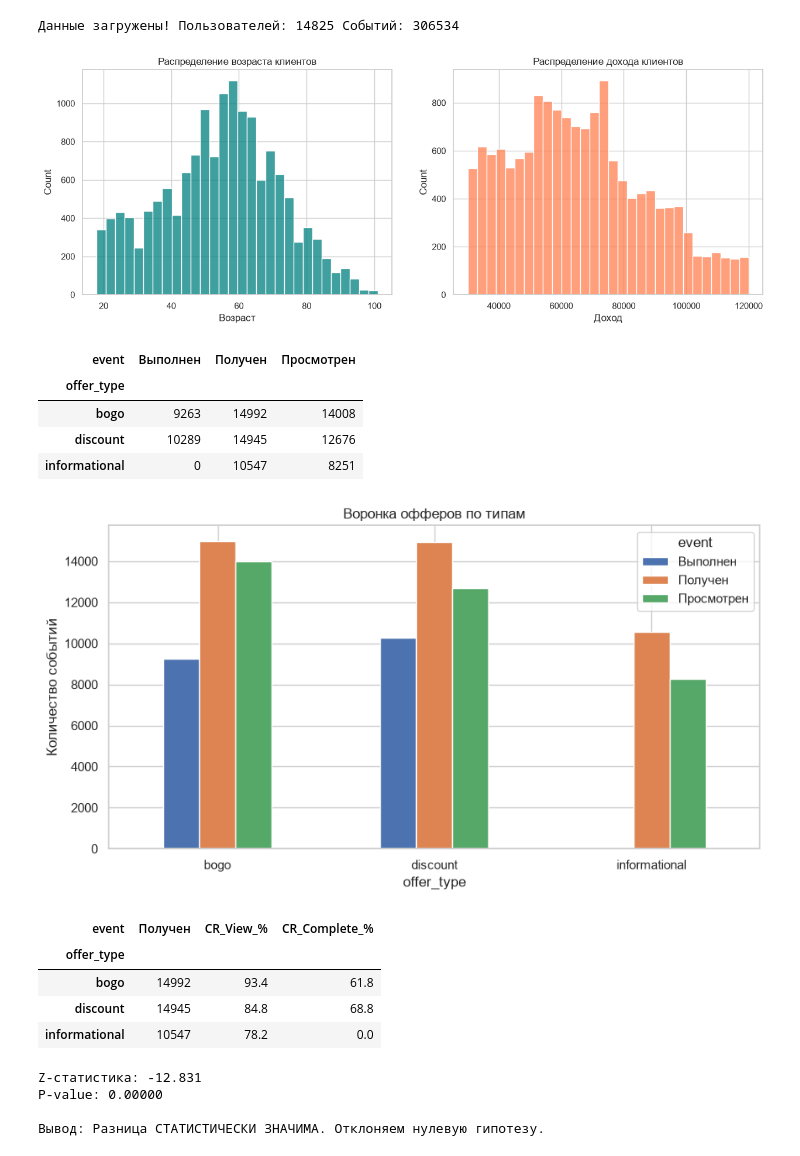
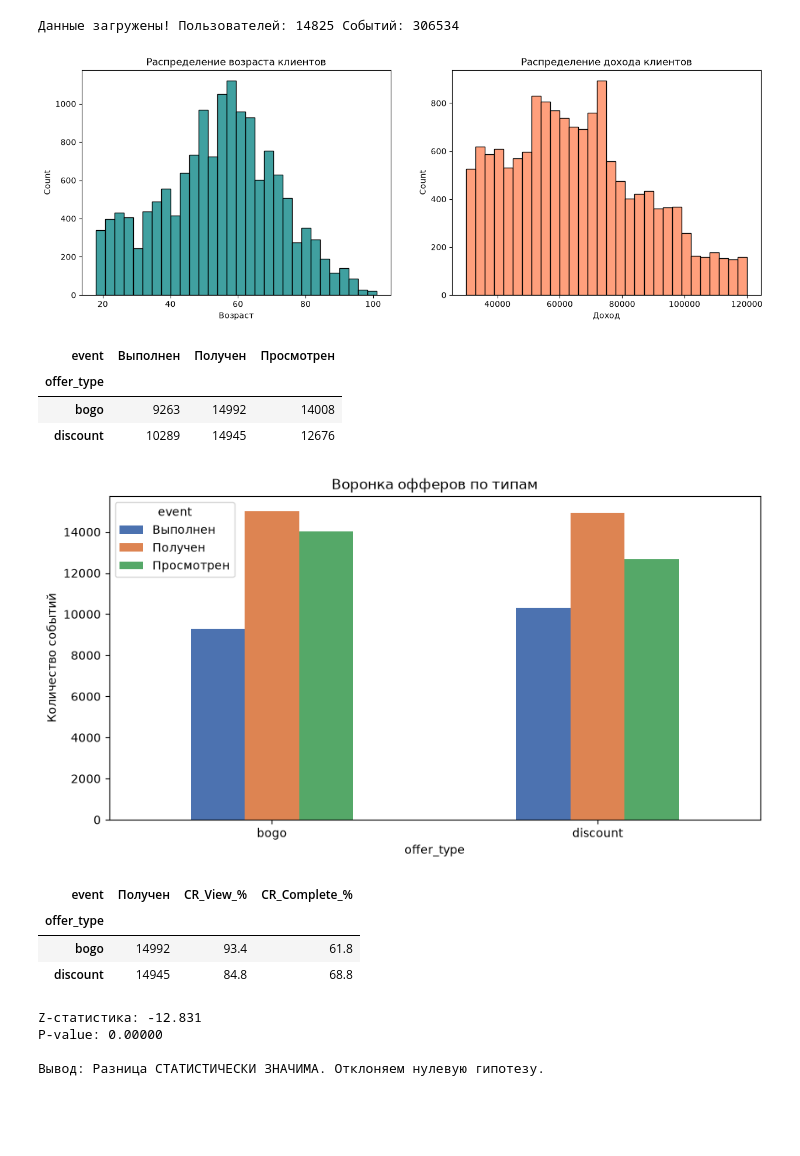
Before and after one commit to Arkwark/starbucks-offer-effectiveness-analysis, a Jupyter notebook: notebooks/02_eda_and_metrics.ipynb, the cells around one changed output. Drawn from its saved outputs; the diff is of its cells as text; code cells hidden in the pictures; blank space fills up the shorter version.

```diff
--- a/notebooks/02_eda_and_metrics.ipynb
+++ b/notebooks/02_eda_and_metrics.ipynb
@@ -7,22 +7,15 @@ from scipy.stats import chisquare
 from statsmodels.stats.proportion import proportions_ztest
 import statsmodels.api as sm
 from statsmodels.stats.proportion import confint_proportions_2indep
-
-# Настройка стиля графиков
-sns.set_theme(style="whitegrid")
-plt.rcParams['figure.figsize'] = [10, 5]
-
-# Загрузка данных
-profile = pd.read_parquet('../data/processed/profile_clean.parquet')
-transcript = pd.read_parquet('../data/processed/transcript_clean.parquet')
-portfolio = pd.read_parquet('../data/processed/portfolio.parquet')
-
-
-print("Данные загружены! Пользователей:", len(profile), "Событий:", len(transcript))
-# %% [output]
-Данные загружены! Пользователей: 14825 Событий: 306534
+# %%
+profile = pd.read_parquet('../data/processed/profile_clean.parquet')
+transcript = pd.read_parquet('../data/processed/transcript_clean.parquet')
+portfolio = pd.read_parquet('../data/processed/portfolio.parquet')
+
+print("Данные загружены! Пользователей:", len(profile), "Событий:", len(transcript))
+# %% [output]
+Данные загружены! Пользователей: 14825 Событий: 306534
 # %%
-# Строим два графика рядом
 fig, axes = plt.subplots(1, 2, figsize=(15, 5))
 
 # График возраста
@@ -37,43 +30,46 @@ axes[1].set_xlabel('Доход')
 
 plt.show()
 # %% [output]
-[figure, old version]
+[figure, new version]
 # %%
 # Соединяем транскрипт с портфолио, чтобы узнать тип оффера для каждого события
 # Оставляем только события, связанные с офферами (убираем просто покупки)
 offers_events = transcript[transcript['offer_id'].notna()].copy()
 offers_events = offers_events.merge(portfolio[['id', 'offer_type']], left_on='offer_id', right_on='id', how='left')
 
 # Считаем уникальных пользователей на каждом этапе
 funnel = offers_events.groupby(['offer_type', 'event'])['person'].nunique().unstack(fill_value=0)
 
 # Переименуем колонки для красоты (если они есть)
 funnel = funnel.rename(columns={
     'offer received': 'Получен',
     'offer viewed': 'Просмотрен',
     'offer completed': 'Выполнен'
 })
 
+# Удаление строки с информационными офферами, так как они не предполагают выполнения
+funnel = funnel.drop('informational', errors='ignore')
+# (errors='ignore' защитит от ошибки, если вдруг этой строки не окажется)
+
 # Выводим таблицу
 display(funnel)
 
 # Строим график воронки
 funnel.plot(kind='bar', figsize=(10, 5), color=['#4C72B0', '#DD8452', '#55A868'])
 plt.title('Воронка офферов по типам')
 plt.ylabel('Количество событий')
 plt.xticks(rotation=0)
 
 plt.savefig('../reports/figures/funnel_by_offer_type.png', dpi=300, bbox_inches='tight')
 plt.show()
 # %% [output]
 | event | Выполнен | Получен | Просмотрен |
 | offer_type |  |  |  |
 | bogo | 9263 | 14992 | 14008 |
 | discount | 10289 | 14945 | 12676 |
-| informational | 0 | 10547 | 8251 |
-[figure, old version]
+[figure, new version]
 # %%
-# Считаем проценты (доли) для наглядности
+# Рассчёт процентов (долей)
 funnel_pct = funnel.copy()
 funnel_pct['CR_View_%'] = (funnel_pct['Просмотрен'] / funnel_pct['Получен'] * 100).round(1)
 funnel_pct['CR_Complete_%'] = (funnel_pct['Выполнен'] / funnel_pct['Получен'] * 100).round(1)
@@ -85,5 +81,4 @@ display(funnel_pct[['Получен', 'CR_View_%', 'CR_Complete_%']])
 | offer_type |  |  |  |
 | bogo | 14992 | 93.4 | 61.8 |
 | discount | 14945 | 84.8 | 68.8 |
-| informational | 10547 | 78.2 | 0.0 |
 # %%
```
Also changed, not shown: parts of 5 cells of this notebook, 8 other files.
